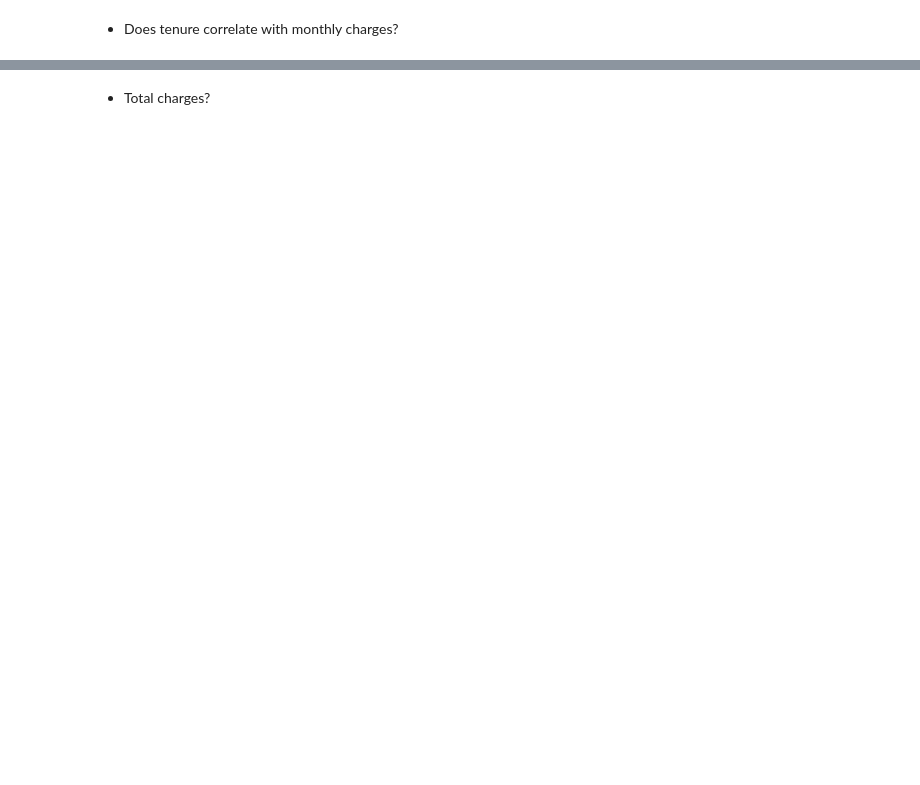
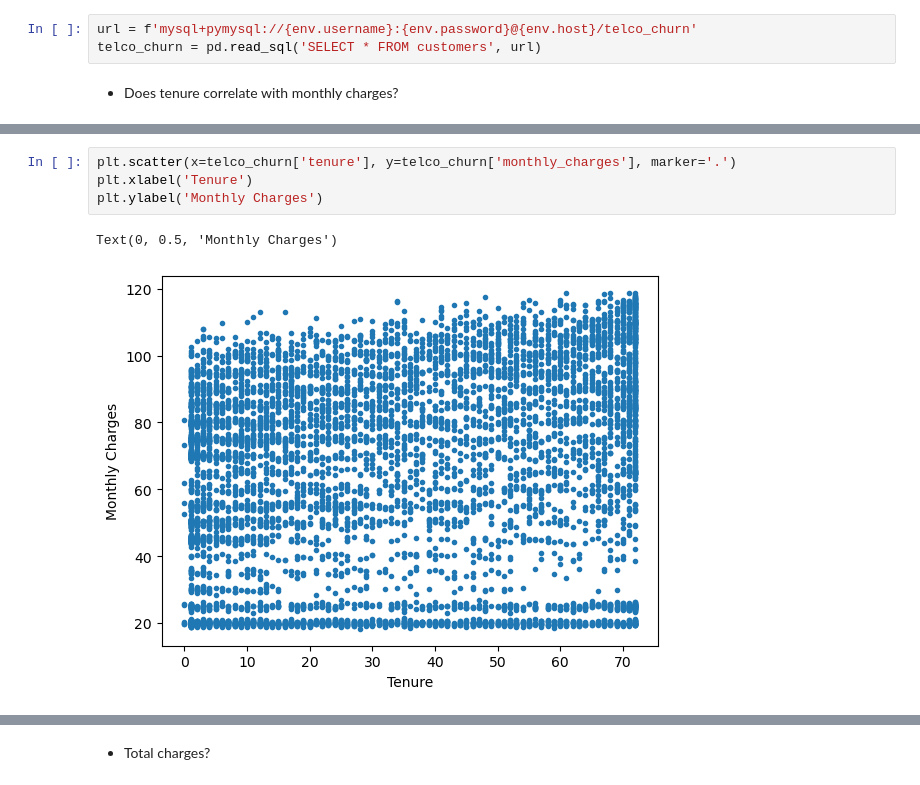
Before and after one commit to JoshuaHolt-Tech/statistics-exercises, a Jupyter notebook: hypothesis_testing.ipynb, the cells around one changed output, grey strips where cells are left out. Saved outputs shown, nothing was run; the diff lists cells and outputs as text; blank space fills up the shorter version.

```diff
--- a/hypothesis_testing.ipynb
+++ b/hypothesis_testing.ipynb
@@ -473,4 +474,7 @@ Takeaway: Manual cars are significantly more effcient than automatic cars.
 # %% [markdown]
 ## 2. Use the telco_churn data.
+# %%
+url = f'mysql+pymysql://{env.username}:{env.password}@{env.host}/telco_churn'
+telco_churn = pd.read_sql('SELECT * FROM customers', url)
 # %% [markdown]
 - Does tenure correlate with monthly charges?
@@ -476,0 +491,7 @@ Takeaway: Manual cars are significantly more effcient than automatic cars.
+# %%
+plt.scatter(x=telco_churn['tenure'], y=telco_churn['monthly_charges'], marker='.')
+plt.xlabel('Tenure')
+plt.ylabel('Monthly Charges')
+# %% [output]
+Text(0, 0.5, 'Monthly Charges')
+[figure, added]
```
Also changed, not shown: parts of 38 cells of this notebook.
